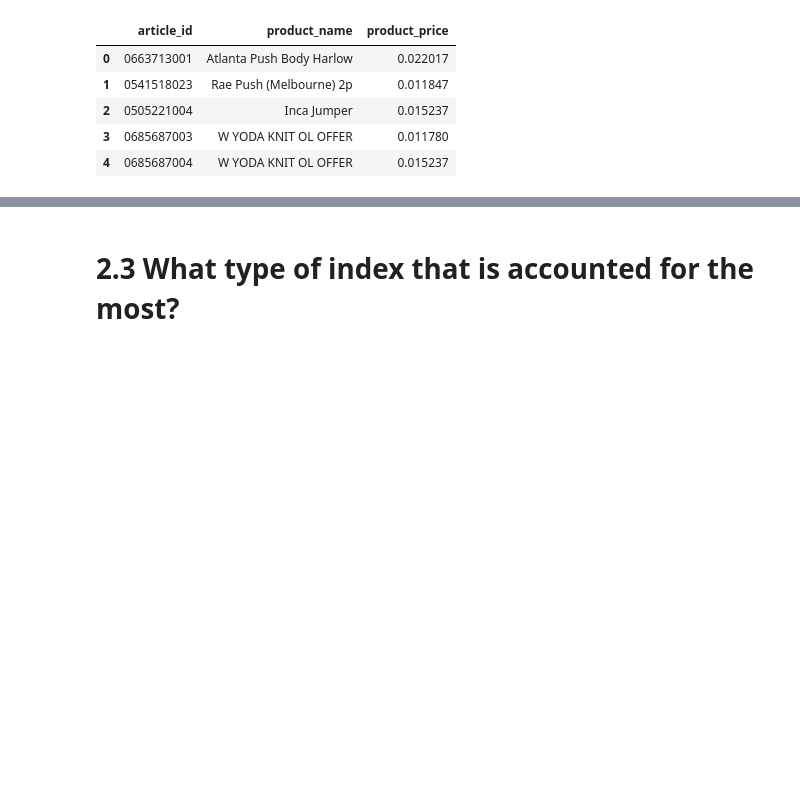
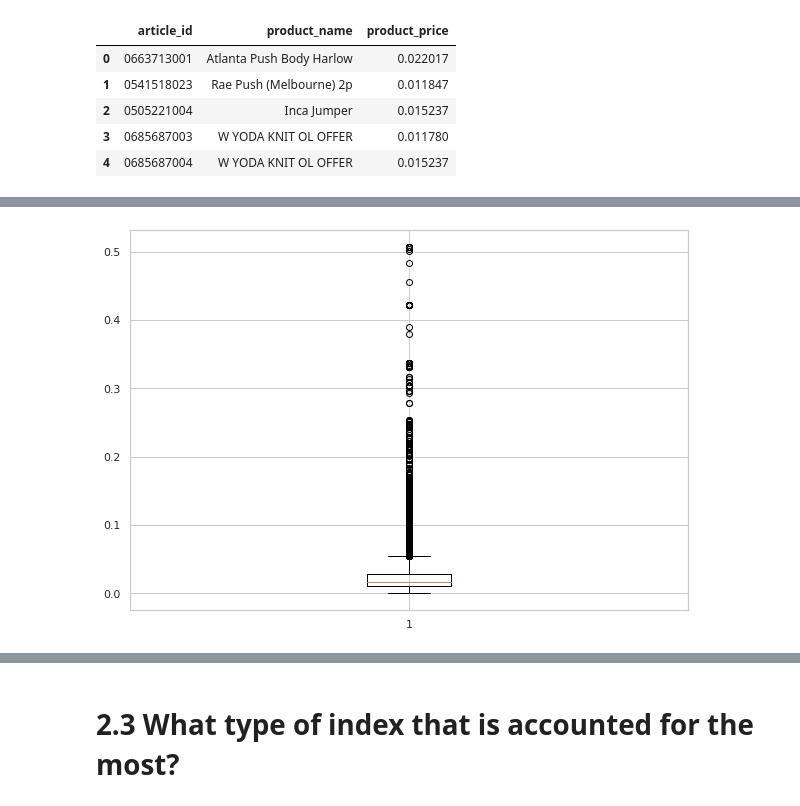
Before and after one commit to INA-95/H-M-Personalized-Fashion-Recommendations, a Jupyter notebook: EDA.ipynb, the cells around one changed output, grey strips where cells are left out. Cells and saved outputs as stored; diff of their text form; code cells hidden in the pictures; blank space fills up the shorter version.

```diff
--- a/EDA.ipynb
+++ b/EDA.ipynb
@@ -184,0 +184,8 @@ pareto_chart_viz(df_2, 'product_name', 'sum_price', 'cum_value')
+# %%
+# univariate analysis : Price
+data = final['product_price'].tolist()
+fig = plt.figure(figsize =(10, 7))
+plt.boxplot(data)
+plt.show()
+# %% [output]
+[figure, added]
```
Also changed, not shown: parts of 11 cells of this notebook.
